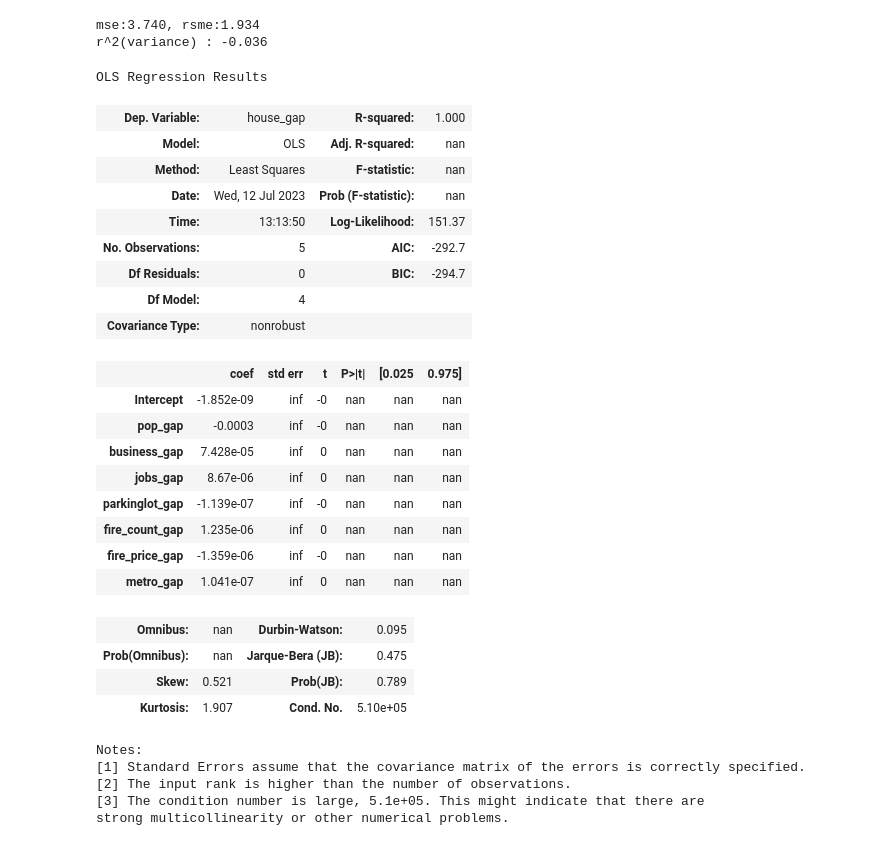
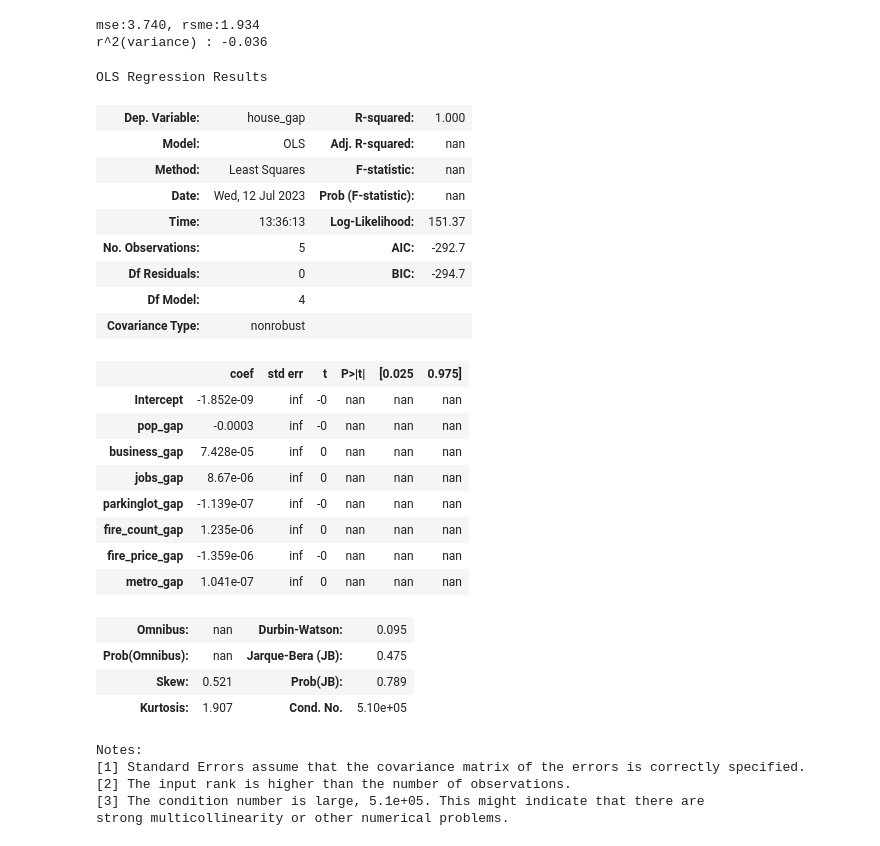
Before and after one commit to cav2280/dcx-1, a Jupyter notebook: main.ipynb, the cells around one changed output. Drawn from its saved outputs; the diff is of its cells as text; code cells hidden in the pictures.

```diff
--- a/main.ipynb
+++ b/main.ipynb
@@ -603,20 +616,20 @@ print('r^2(variance) : {0:.3f}'.format(r2_score(y_test,y_predict)))
 mse:3.740, rsme:1.934
 r^2(variance) : -0.036
 # %%
-gap_df.std()
+# gap_df.std()
 from scipy import stats#t검정
 from statsmodels.formula.api import ols,glm#회귀분석
 
 Rformula='house_gap ~ pop_gap+business_gap+jobs_gap+parkinglot_gap+fire_count_gap+fire_price_gap+metro_gap'
 regression_result=ols(Rformula,data=gap_df).fit()
 regression_result.summary()
 # %% [output]
 OLS Regression Results
 | Dep. Variable: | house_gap | R-squared: | 1.000 |
 | Model: | OLS | Adj. R-squared: | nan |
 | Method: | Least Squares | F-statistic: | nan |
 | Date: | Wed, 12 Jul 2023 | Prob (F-statistic): | nan |
-| Time: | 13:13:50 | Log-Likelihood: | 151.37 |
+| Time: | 13:36:13 | Log-Likelihood: | 151.37 |
 | No. Observations: | 5 | AIC: | -292.7 |
 | Df Residuals: | 0 | BIC: | -294.7 |
 | Df Model: | 4 |  |  |
```
Also changed, not shown: parts of 2 cells of this notebook.
